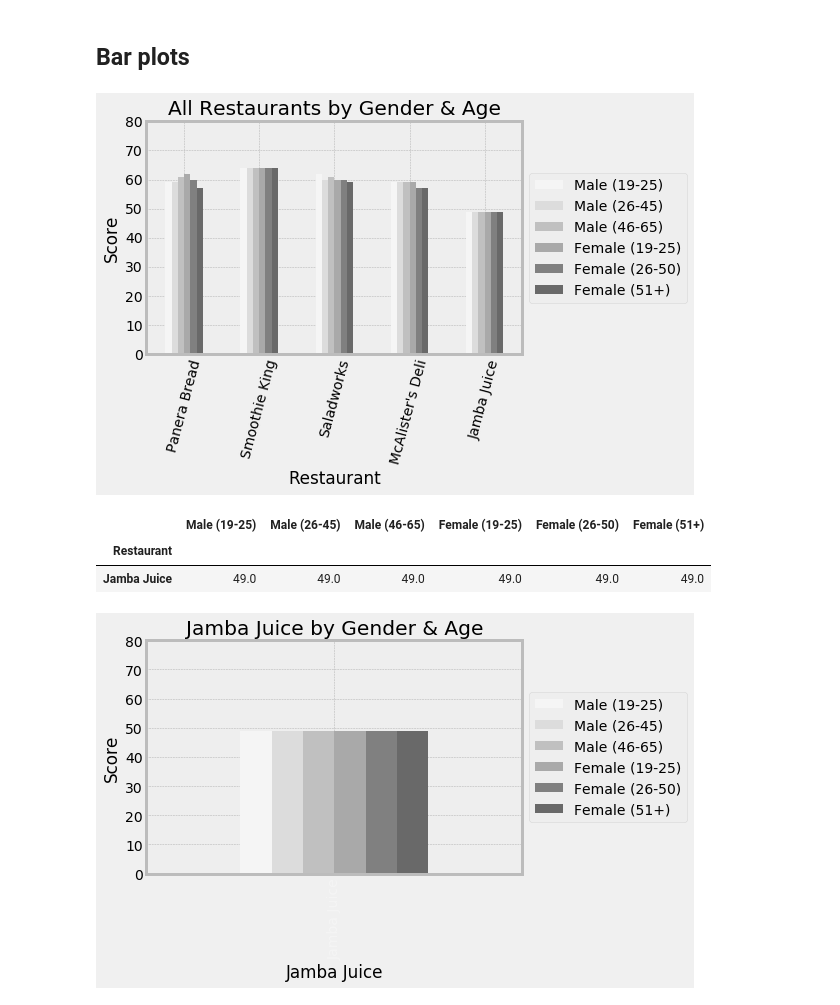
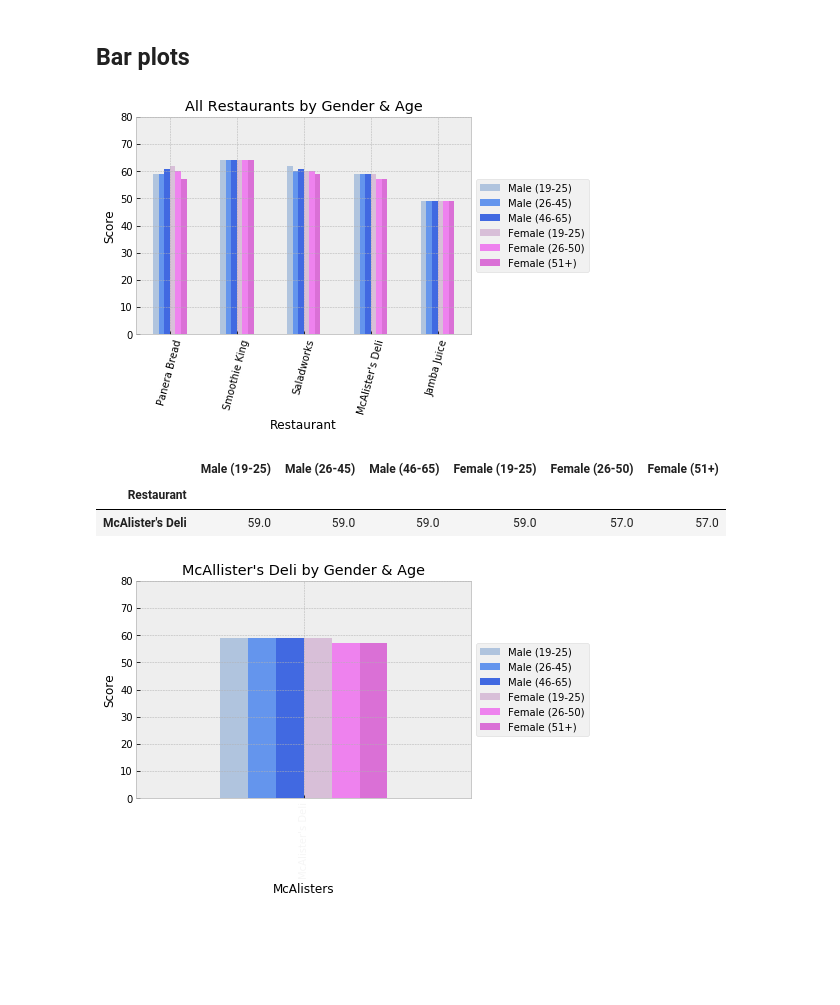
Before and after one commit to darrenluc93/Healthy-Restaurants, a Jupyter notebook: Jupyter Notebooks Data Analysis/Jupyter Notebooks/Matplot_Analysis.ipynb, the cells around one changed output. Cells and saved outputs as stored; diff of their text form; code cells hidden in the pictures; blank space fills up the shorter version.

Commit message:
color updates

```diff
--- a/Jupyter Notebooks Data Analysis/Jupyter Notebooks/Matplot_Analysis.ipynb
+++ b/Jupyter Notebooks Data Analysis/Jupyter Notebooks/Matplot_Analysis.ipynb
@@ -37,7 +37,7 @@ combined_data.head()
 restaurant = combined_data.groupby('Restaurant')
 
 #create bar plot
-bar_plot = combined_data.plot(kind='bar', title="All Restaurants by Gender & Age", color=["whitesmoke", "gainsboro", "silver", "darkgrey", "grey", "dimgrey"])
+bar_plot = combined_data.plot(kind='bar', title="All Restaurants by Gender & Age", color=["lightsteelblue", "cornflowerblue", "royalblue", "thistle", "violet", "orchid"])
 
 #assign x, y axis and format plot
 bar_plot.set_xlabel('Restaurant')
@@ -54,36 +54,35 @@ plt.savefig('All Restaurants.png', bbox_inches='tight')
 
 plt.show()
 # %% [output]
-[figure, old version]
+[figure, new version]
 # %%
-jamba = combined_data.drop(["Panera Bread", "Smoothie King", "Saladworks", "McAlister's Deli"])
-jamba.head()
+mcalister = combined_data.drop(["Jamba Juice", "Panera Bread", "Smoothie King", "Saladworks"])
+mcalister.head()
 # %% [output]
 |  | Male (19-25) | Male (26-45) | Male (46-65) | Female (19-25) | Female (26-50) | Female (51+) |
 | Restaurant |  |  |  |  |  |  |
-| Jamba Juice | 49.0 | 49.0 | 49.0 | 49.0 | 49.0 | 49.0 |
+| McAlister's Deli | 59.0 | 59.0 | 59.0 | 59.0 | 57.0 | 57.0 |
 # %%
 # Generate a bar plot showing number of data points for each age/gender group
 
 #sort by Restaurant
-restaurant = jamba.groupby('Restaurant')
-
+restaurant = mcalister.groupby('Restaurant')
 #create bar plot
-bar_plot = jamba.plot(kind='bar', title="Jamba Juice by Gender & Age", color=["whitesmoke", "gainsboro", "silver", "darkgrey", "grey", "dimgrey"])
+bar_plot = mcalister.plot(kind='bar', title="McAllister's Deli by Gender & Age", color=["lightsteelblue", "cornflowerblue", "royalblue", "thistle", "violet", "orchid"])
 
 #assign x, y axis and format plot
-bar_plot.set_xlabel('Jamba Juice')
+bar_plot.set_xlabel('McAlisters')
 bar_plot.set_ylabel('Score')
 plt.style.use('bmh')
 plt.ylim([0, 80])
 plt.xticks(color='whitesmoke')
 
 #position legend outside of box
 plt.legend(loc='center left', bbox_to_anchor=(1.0, 0.5))
 
 #save figure
-plt.savefig('Jamba.png', bbox_inches='tight')
+plt.savefig('McAlisters.png', bbox_inches='tight')
 
 plt.show()
 # %% [output]
-[figure, old version]
+[figure, new version]
```
Also changed, not shown: 6 other files.
